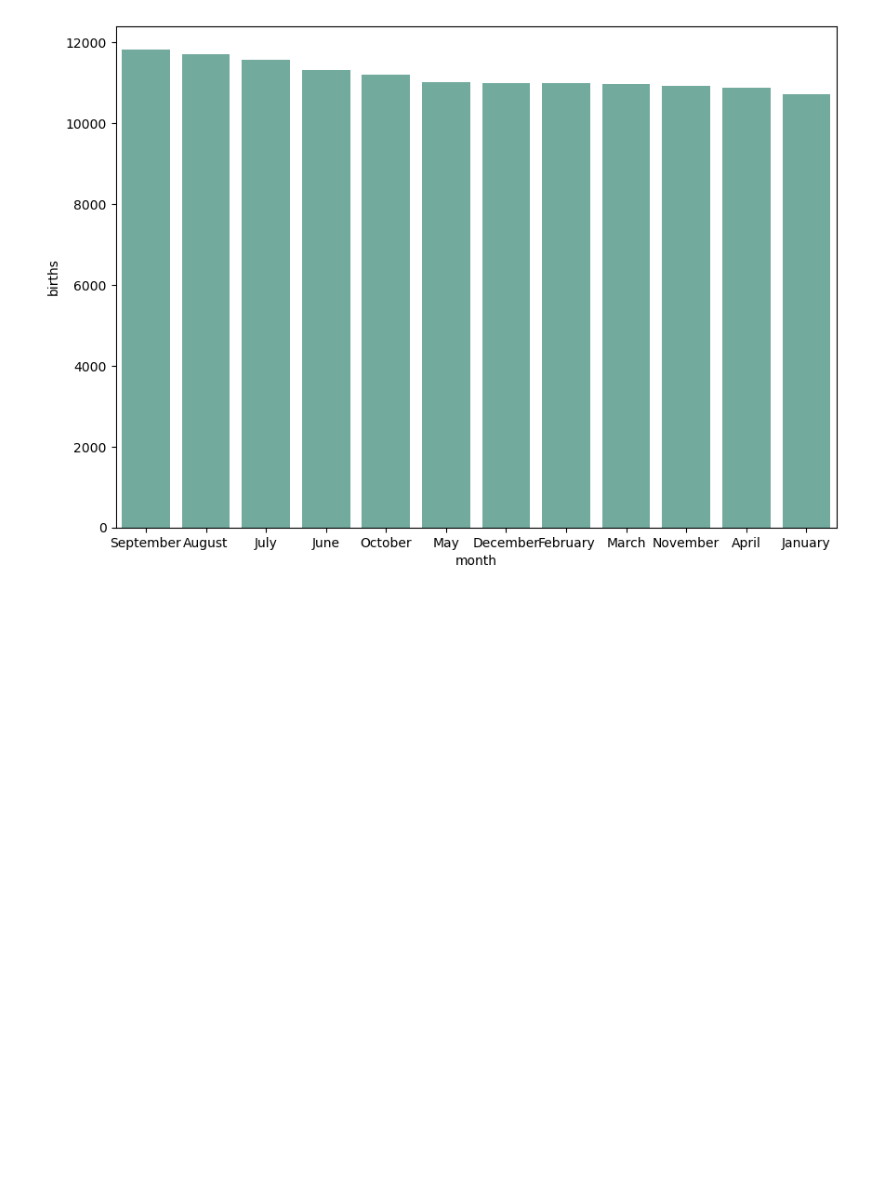
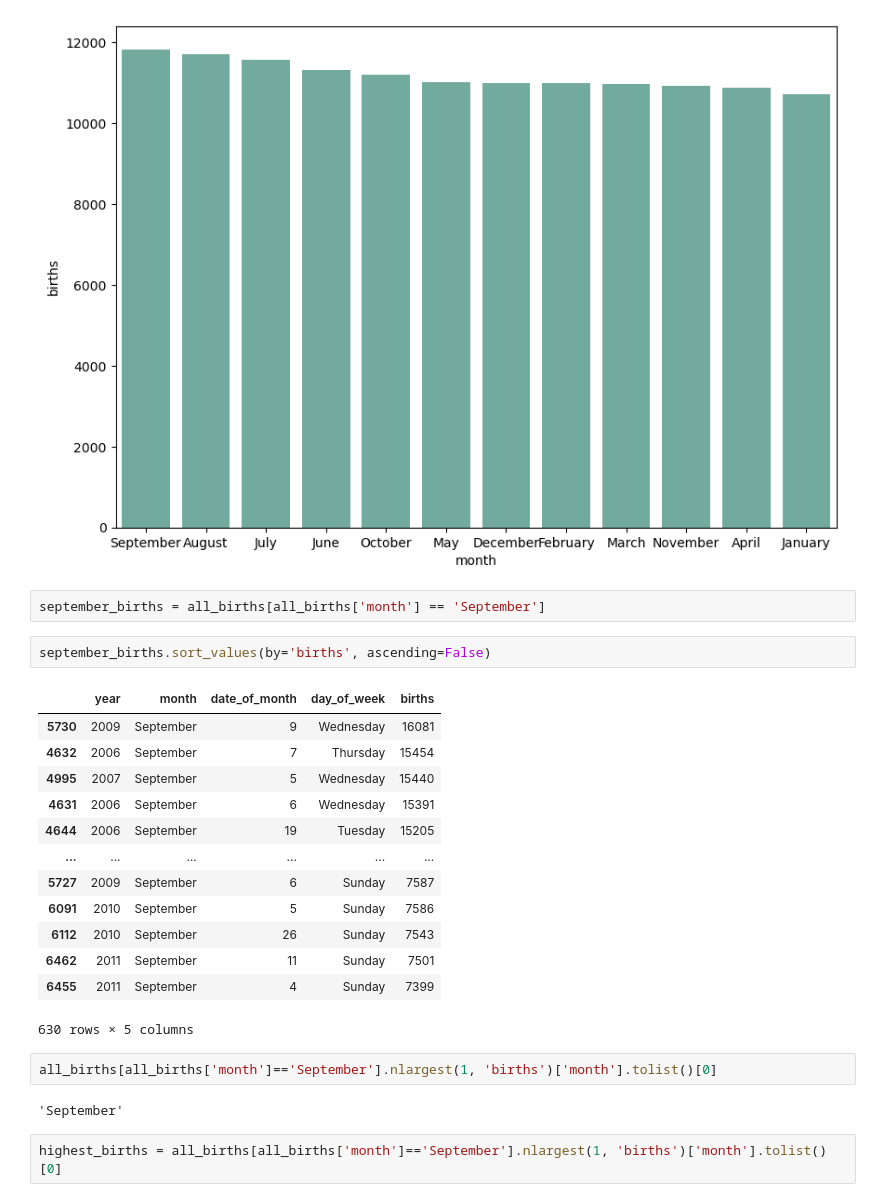
Before and after one commit to Timothyspratt/DA11_Capstone, a Jupyter notebook: notebook/capstone_da_11.ipynb, the cells around one changed output. Drawn from its saved outputs; the diff is of its cells as text; blank space fills up the shorter version.

```diff
--- a/notebook/capstone_da_11.ipynb
+++ b/notebook/capstone_da_11.ipynb
@@ -162,3 +162,27 @@ sns.barplot(
     color='#69b3a2');
 # %% [output]
 [figure]
+# %%
+september_births = all_births[all_births['month'] == 'September']
+# %%
+september_births.sort_values(by='births', ascending=False)
+# %% [output]
+|  | year | month | date_of_month | day_of_week | births |
+| 5730 | 2009 | September | 9 | Wednesday | 16081 |
+| 4632 | 2006 | September | 7 | Thursday | 15454 |
+| 4995 | 2007 | September | 5 | Wednesday | 15440 |
+| 4631 | 2006 | September | 6 | Wednesday | 15391 |
+| 4644 | 2006 | September | 19 | Tuesday | 15205 |
+| ... | ... | ... | ... | ... | ... |
+| 5727 | 2009 | September | 6 | Sunday | 7587 |
+| 6091 | 2010 | September | 5 | Sunday | 7586 |
+| 6112 | 2010 | September | 26 | Sunday | 7543 |
+| 6462 | 2011 | September | 11 | Sunday | 7501 |
+| 6455 | 2011 | September | 4 | Sunday | 7399 |
+630 rows × 5 columns
+# %%
+all_births[all_births['month']=='September'].nlargest(1, 'births')['month'].tolist()[0]
+# %% [output]
+'September'
+# %%
+highest_births = all_births[all_births['month']=='September'].nlargest(1, 'births')['month'].tolist()[0]
```
Also changed, not shown: parts of 2 cells of this notebook.
